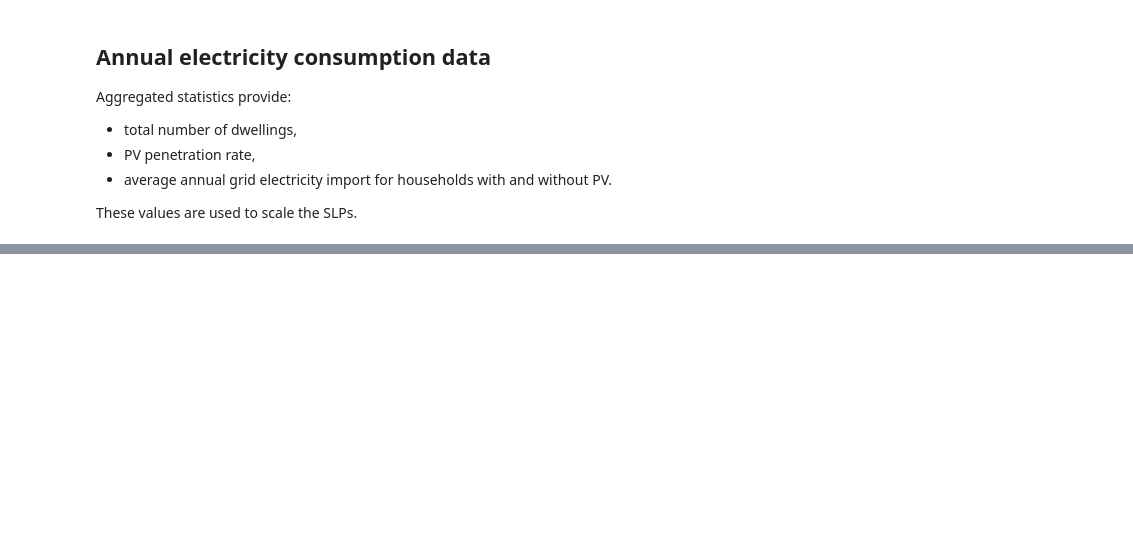
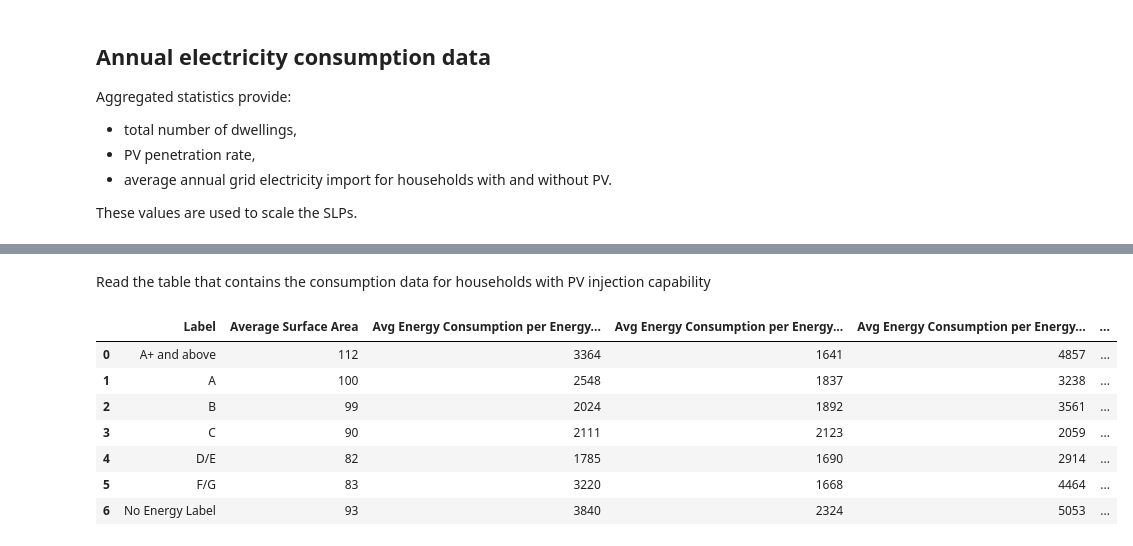
Before and after one commit to Dialectiek/policy-tool-slice, a Jupyter notebook: Alkmaar_load_profiles/alkmaar_load_profiles.ipynb, the cells around one changed output, grey strips where cells are left out. Drawn from its saved outputs; the diff is of its cells as text; code cells hidden in the pictures; blank space fills up the shorter version.

```diff
--- a/Alkmaar_load_profiles/alkmaar_load_profiles.ipynb
+++ b/Alkmaar_load_profiles/alkmaar_load_profiles.ipynb
@@ -482,0 +386,36 @@ Name: load_dem, Length: 96, dtype: float64
+# %% [markdown]
+Read the table that contains the consumption data for households with PV injection capability
+# %%
+pv_annual_path = Path("data") / "Annual_Energy_Consumption_WithPV.csv"
+
+# detect delimiter
+with open(pv_annual_path, "r", encoding="utf-8-sig") as f:
+    first_line = f.readline()
+
+sep = ";" if first_line.count(";") > first_line.count(",") else ","
+
+pv_annual_df = pd.read_csv(
+    pv_annual_path,
+    sep=sep,
+    encoding="utf-8-sig",
+    decimal=".",
+)
+
+# clean column names
+pv_annual_df.columns = (
+    pv_annual_df.columns.astype(str).str.strip().str.replace("\ufeff", "", regex=False)
+)
+
+# clean label values (strip spaces)
+pv_annual_df["Label"] = pv_annual_df["Label"].astype(str).str.strip()
+
+pv_annual_df
+# %% [output]
+|  | Label | Average Surface Area | Avg Energy Consumption per Energy... | Avg Energy Consumption per Energy... | Avg Energy Consumption per Energy... | ... |
+| 0 | A+ and above | 112 | 3364 | 1641 | 4857 | ... |
+| 1 | A | 100 | 2548 | 1837 | 3238 | ... |
+| 2 | B | 99 | 2024 | 1892 | 3561 | ... |
+| 3 | C | 90 | 2111 | 2123 | 2059 | ... |
+| 4 | D/E | 82 | 1785 | 1690 | 2914 | ... |
+| 5 | F/G | 83 | 3220 | 1668 | 4464 | ... |
+| 6 | No Energy Label | 93 | 3840 | 2324 | 5053 | ... |
```
Also changed, not shown: parts of 31 cells of this notebook, 4 other files.
